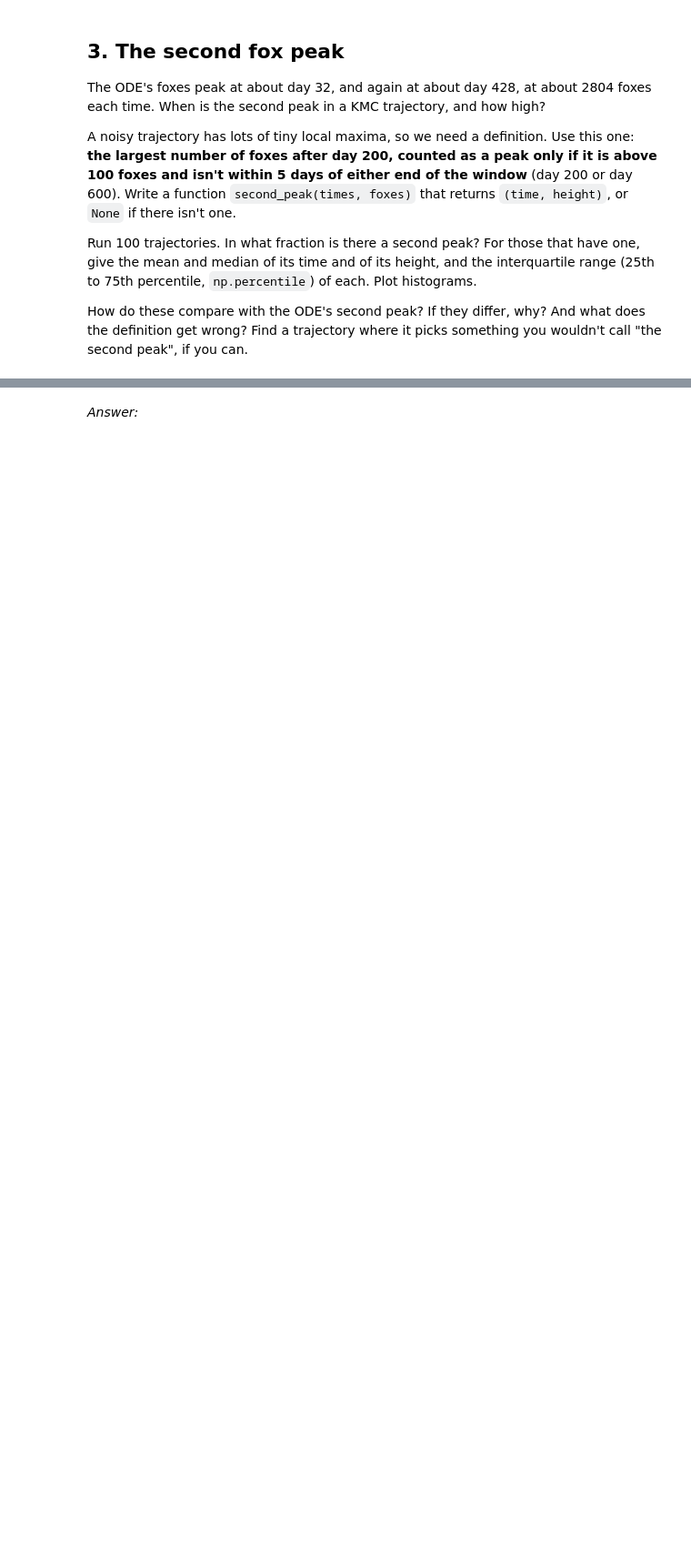
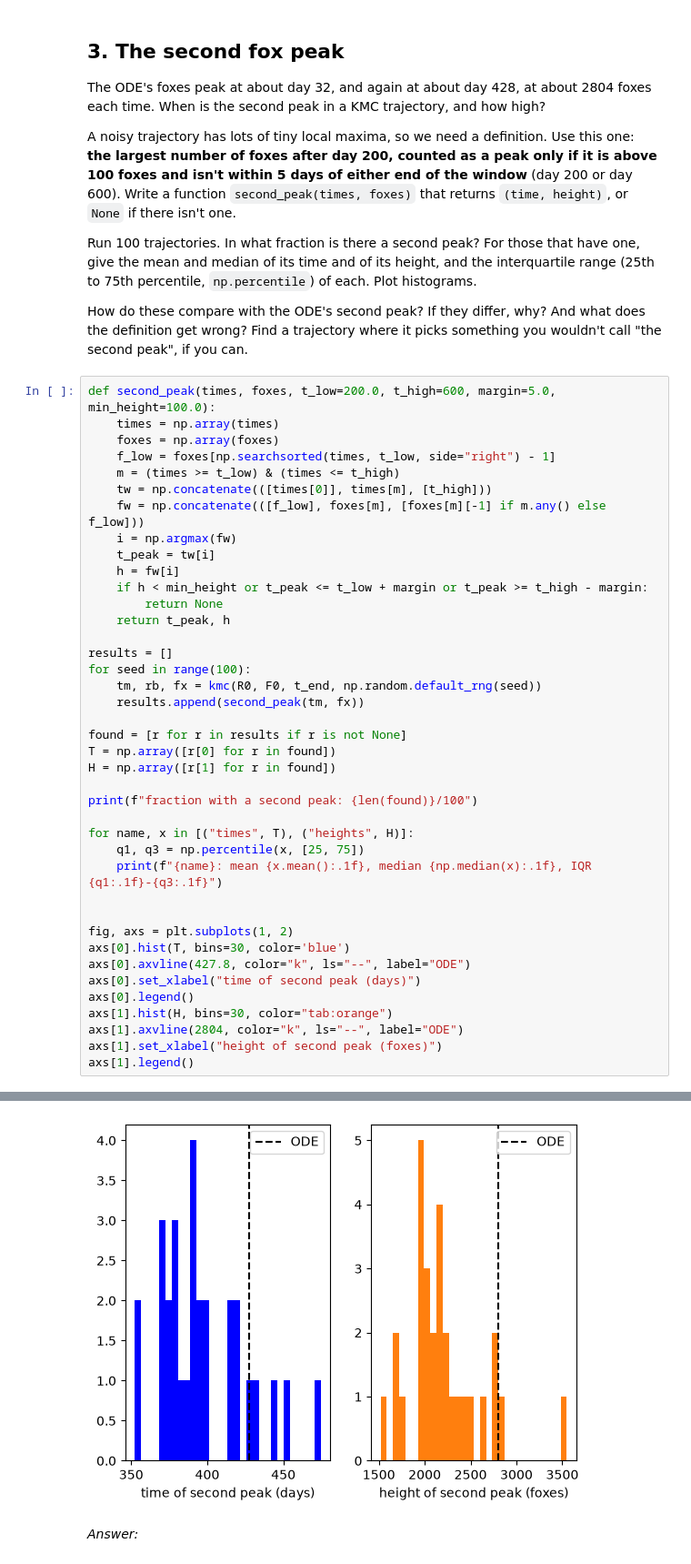
Before and after one commit to Dileep-2/differential-equations, a Jupyter notebook: Assingments/rabbits-and-foxes-kmc.ipynb, the cells around one changed output, grey strips where cells are left out. Shown at 91% size. Cells and saved outputs as stored; diff of their text form; blank space fills up the shorter version.

```diff
--- a/Assingments/rabbits-and-foxes-kmc.ipynb
+++ b/Assingments/rabbits-and-foxes-kmc.ipynb
@@ -237,3 +251,44 @@ range (25th to 75th percentile, `np.percentile`) of each. Plot histograms.
 How do these compare with the ODE's second peak? If they differ, why? And what does
 the definition get wrong? Find a trajectory where it picks something you wouldn't
 call "the second peak", if you can.
+# %%
+def second_peak(times, foxes, t_low=200.0, t_high=600, margin=5.0, min_height=100.0):
+    times = np.array(times)
+    foxes = np.array(foxes)
+    f_low = foxes[np.searchsorted(times, t_low, side="right") - 1]
+    m = (times >= t_low) & (times <= t_high)
+    tw = np.concatenate(([times[0]], times[m], [t_high]))
+    fw = np.concatenate(([f_low], foxes[m], [foxes[m][-1] if m.any() else f_low]))
+    i = np.argmax(fw)
+    t_peak = tw[i]
+    h = fw[i]
+    if h < min_height or t_peak <= t_low + margin or t_peak >= t_high - margin:
+        return None
+    return t_peak, h
+
+results = []
+for seed in range(100):
+    tm, rb, fx = kmc(R0, F0, t_end, np.random.default_rng(seed))
+    results.append(second_peak(tm, fx))
+
+found = [r for r in results if r is not None]
+T = np.array([r[0] for r in found])
+H = np.array([r[1] for r in found])
+
+print(f"fraction with a second peak: {len(found)}/100")
+
+for name, x in [("times", T), ("heights", H)]:
+    q1, q3 = np.percentile(x, [25, 75])
+    print(f"{name}: mean {x.mean():.1f}, median {np.median(x):.1f}, IQR {q1:.1f}-{q3:.1f}")
+
+
+fig, axs = plt.subplots(1, 2)
+axs[0].hist(T, bins=30, color='blue')
+axs[0].axvline(427.8, color="k", ls="--", label="ODE")
+axs[0].set_xlabel("time of second peak (days)")
+axs[0].legend()
+axs[1].hist(H, bins=30, color="tab:orange")
+axs[1].axvline(2804, color="k", ls="--", label="ODE")
+axs[1].set_xlabel("height of second peak (foxes)")
+axs[1].legend()
+# %% [output]
@@ -240,2 +299,3 @@ call "the second peak", if you can.
+[figure, added]
 # %% [markdown]
 *Answer:*
```
Also changed, not shown: parts of 10 cells of this notebook.
